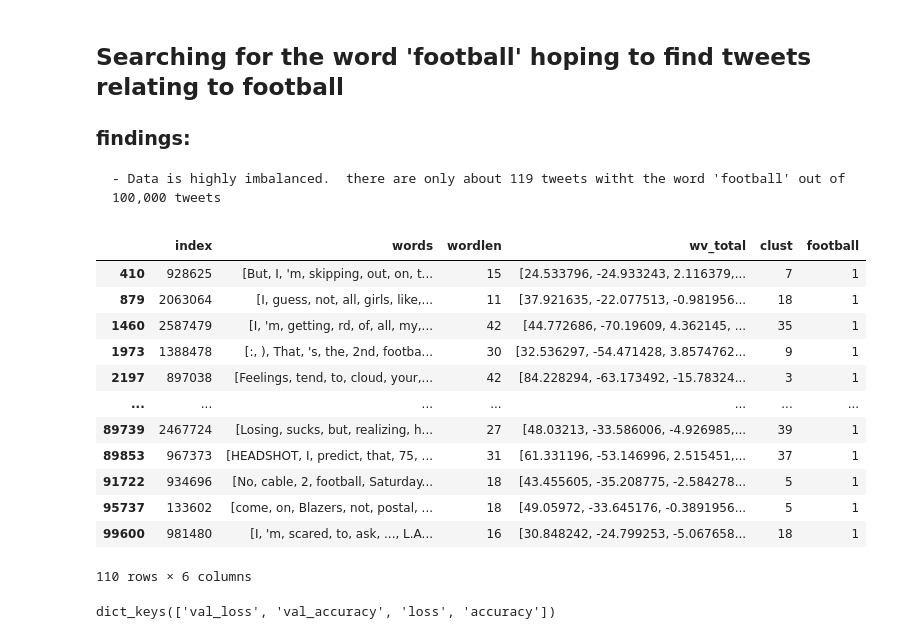
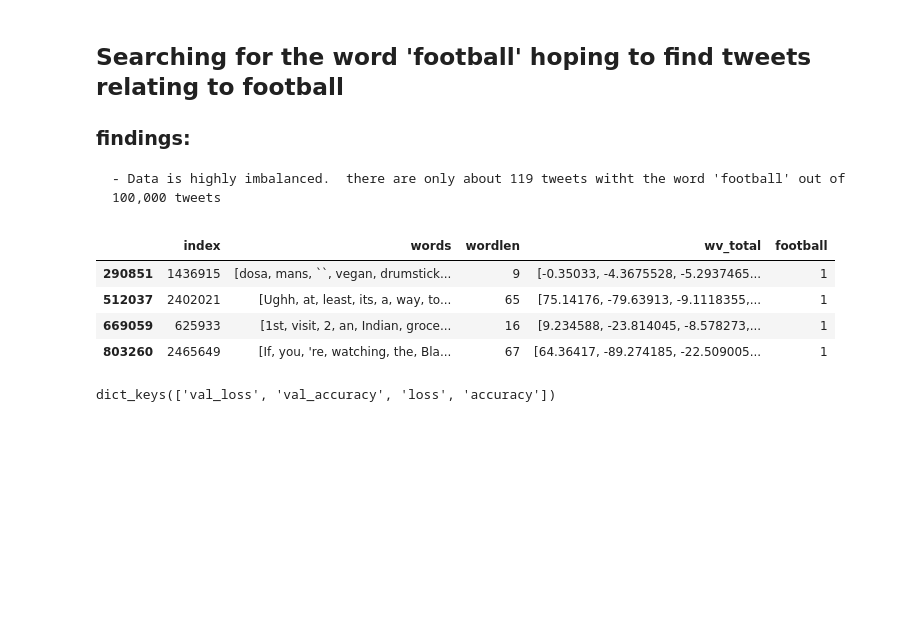
Before and after one commit to hem4nt/sentiment, a Jupyter notebook: sentiment.ipynb, the cells around one changed output. Drawn from its saved outputs; the diff is of its cells as text; code cells hidden in the pictures; blank space fills up the shorter version.

```diff
--- a/sentiment.ipynb
+++ b/sentiment.ipynb
@@ -91,7 +82,7 @@ def do_stuff_1(df):
         raise
     return df
 log("Taking a sample of 100000 rows for the time being")
-df_sample = df.sample(100000)
+df_sample = df.sample(1000000)
 df_sample = do_stuff_1(df_sample)
 # %% [output]
 Taking a sample of 100000 rows for the time being
@@ -133,2 +123,0 @@ clust = km.fit_predict(x)
-# %%
-df_sample['clust']= clust
@@ -155,25 +128,18 @@ df_sample.loc[df_sample['clust']==20]
 ### findings:
     - Data is highly imbalanced.  there are only about 119 tweets witht the word 'football' out of 100,000 tweets
 # %%
-searchitems = ['football']
+# %%time
+searchitems = ['dosa']
 i = [ (lambda wrds: any([wrd in searchitems for wrd in wrds]))(lin) for lin in df_sample['words']]
 df_sample['football'] = 0
 df_sample.loc[np.array(i),'football']=1
 df_sample.loc[df_sample['football']==1]
 # %% [output]
-|  | index | words | wordlen | wv_total | clust | football |
-| 410 | 928625 | [But, I, 'm, skipping, out, on, t... | 15 | [24.533796, -24.933243, 2.116379,... | 7 | 1 |
-| 879 | 2063064 | [I, guess, not, all, girls, like,... | 11 | [37.921635, -22.077513, -0.981956... | 18 | 1 |
-| 1460 | 2587479 | [I, 'm, getting, rd, of, all, my,... | 42 | [44.772686, -70.19609, 4.362145, ... | 35 | 1 |
-| 1973 | 1388478 | [:, ), That, 's, the, 2nd, footba... | 30 | [32.536297, -54.471428, 3.8574762... | 9 | 1 |
-| 2197 | 897038 | [Feelings, tend, to, cloud, your,... | 42 | [84.228294, -63.173492, -15.78324... | 3 | 1 |
-| ... | ... | ... | ... | ... | ... | ... |
-| 89739 | 2467724 | [Losing, sucks, but, realizing, h... | 27 | [48.03213, -33.586006, -4.926985,... | 39 | 1 |
-| 89853 | 967373 | [HEADSHOT, I, predict, that, 75, ... | 31 | [61.331196, -53.146996, 2.515451,... | 37 | 1 |
-| 91722 | 934696 | [No, cable, 2, football, Saturday... | 18 | [43.455605, -35.208775, -2.584278... | 5 | 1 |
-| 95737 | 133602 | [come, on, Blazers, not, postal, ... | 18 | [49.05972, -33.645176, -0.3891956... | 5 | 1 |
-| 99600 | 981480 | [I, 'm, scared, to, ask, ..., L.A... | 16 | [30.848242, -24.799253, -5.067658... | 18 | 1 |
+|  | index | words | wordlen | wv_total | football |
+| 290851 | 1436915 | [dosa, mans, ``, vegan, drumstick... | 9 | [-0.35033, -4.3675528, -5.2937465... | 1 |
+| 512037 | 2402021 | [Ughh, at, least, its, a, way, to... | 65 | [75.14176, -79.63913, -9.1118355,... | 1 |
+| 669059 | 625933 | [1st, visit, 2, an, Indian, groce... | 16 | [9.234588, -23.814045, -8.578273,... | 1 |
+| 803260 | 2465649 | [If, you, 're, watching, the, Bla... | 67 | [64.36417, -89.274185, -22.509005... | 1 |
-110 rows × 6 columns
 # %%
 temp1 = df_sample.loc[df_sample['football']==1]
 temp2 = df_sample.loc[df_sample['football']==0].sample(300)
```
Also changed, not shown: parts of 10 cells of this notebook.
